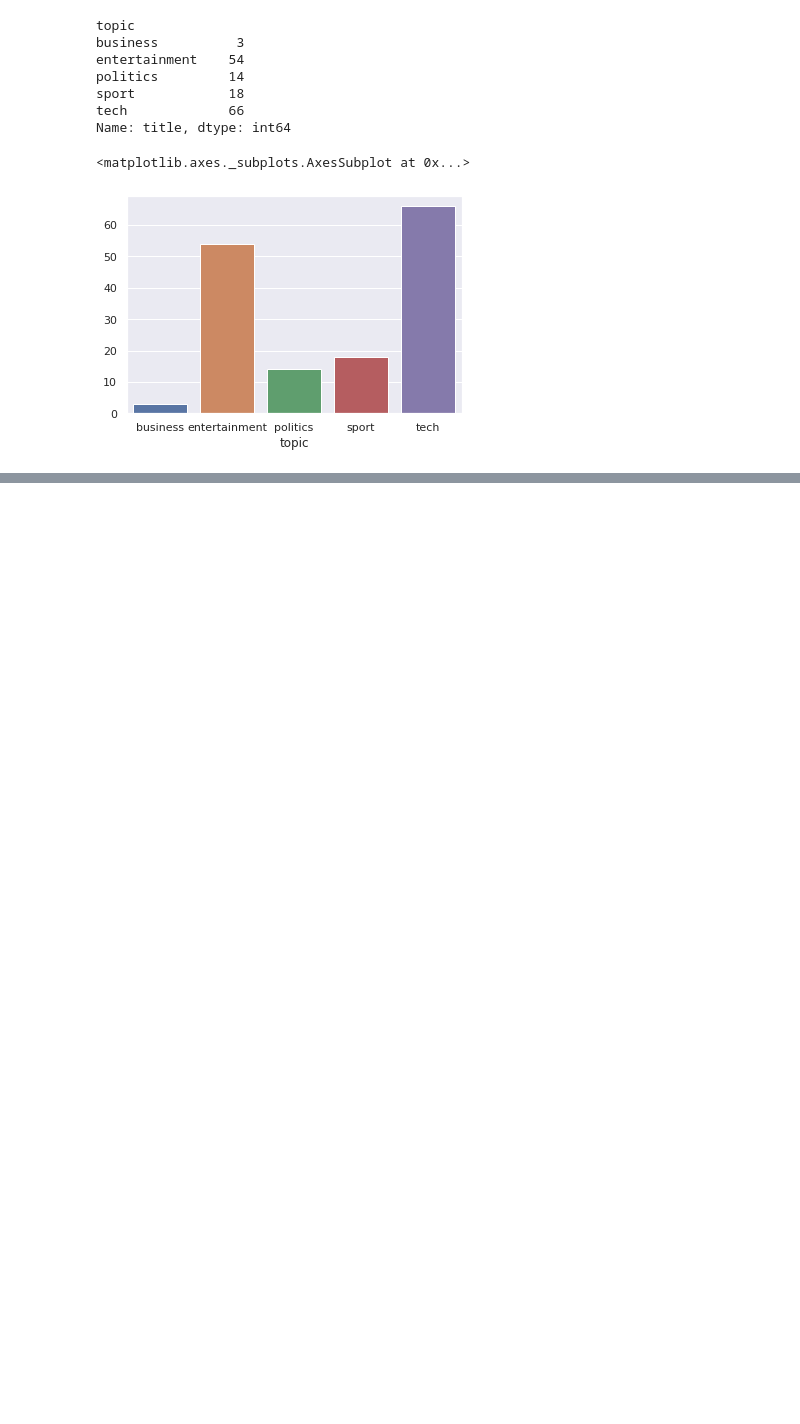
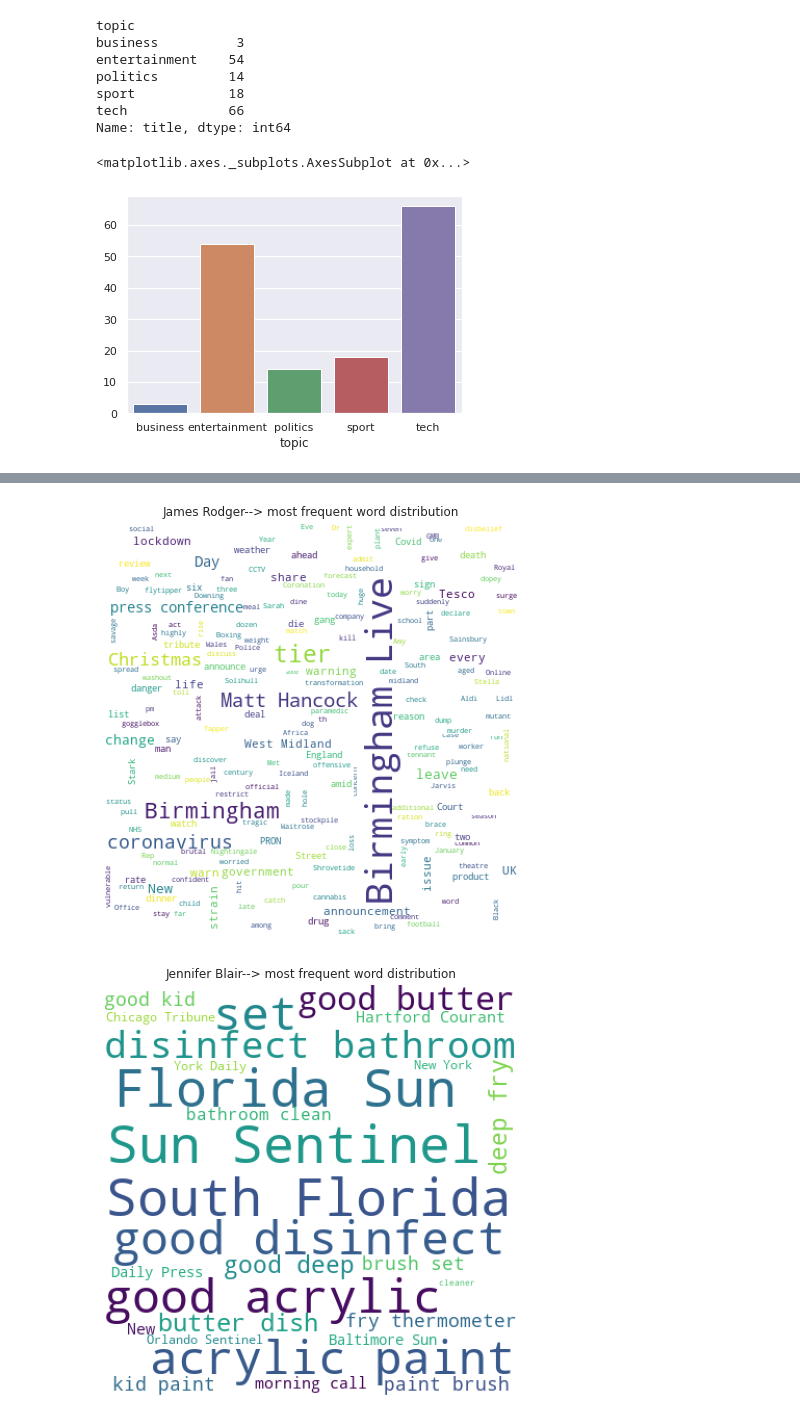
Before and after one commit to pavi-ninjaac/Specrom_Analysis, a Jupyter notebook: EDA.ipynb, the cells around one changed output, grey strips where cells are left out. Drawn from its saved outputs; the diff is of its cells as text; code cells hidden in the pictures; blank space fills up the shorter version.

```diff
--- a/EDA.ipynb
+++ b/EDA.ipynb
@@ -457,6 +457,7 @@ sns.barplot(x=topic_group.values,y=topic_group.index)
 data_author=data_author.set_index('author')
 # %%
 top_5_authors_index = list(top_5.index)
+top_5_auther_count = list(top_5.values)
 print(top_5_authors_index)
 top_5_author = data_author.loc[top_5_authors_index,:]
 top_5_author.head()
@@ -533,0 +532,24 @@ for index in range(0,data_top_5_author.shape[0]):
+# %%
+#finding the most used keyword in the title by the top 5 author
+import re
+import nltk
+nltk.download('stopwords')
+from nltk.corpus import stopwords
+
+#import and load spacy for all cleaning
+import spacy
+nlp = spacy.load('en_core_web_sm')
+
+#data_top_5_author.shape[0]
+def clean_text(author_name,lenth):
+  corpus = []
+  for index in range(0,lenth):
+    text = re.sub('[^a-zA-Z]',' ',data_top_5_author.loc[author_name,'title'][index])
+    text = text.split()
+    text = [t for t in text if not t in set(stopwords.words('english'))]
+    text = ' '.join(text)
+    doc = nlp(text)
+    for word in doc:
+      corpus.append(word.lemma_)
+    result = ' '.join(corpus)
+  return result
@@ -533,0 +580,11 @@ for index in range(0,data_top_5_author.shape[0]):
+# %%
+author_names = top_5_authors_index # already found the names
+lenth = top_5_auther_count
+for name,l in zip(author_names,lenth):
+  corpus = clean_text(name,l)
+  word_cloud_plot(name,corpus)
+  print()
+  print()
+# %% [output]
+[figure, added]
+[figure, added]
```
Also changed, not shown: parts of 7 cells of this notebook.
